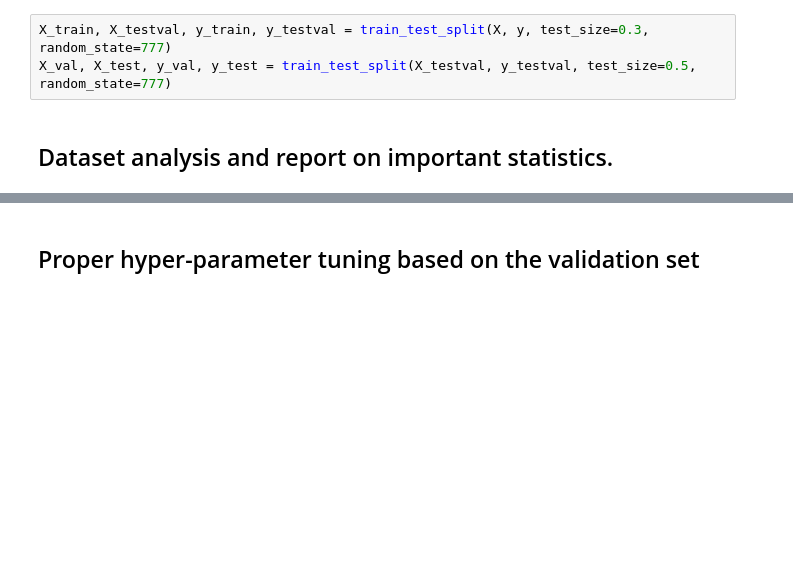
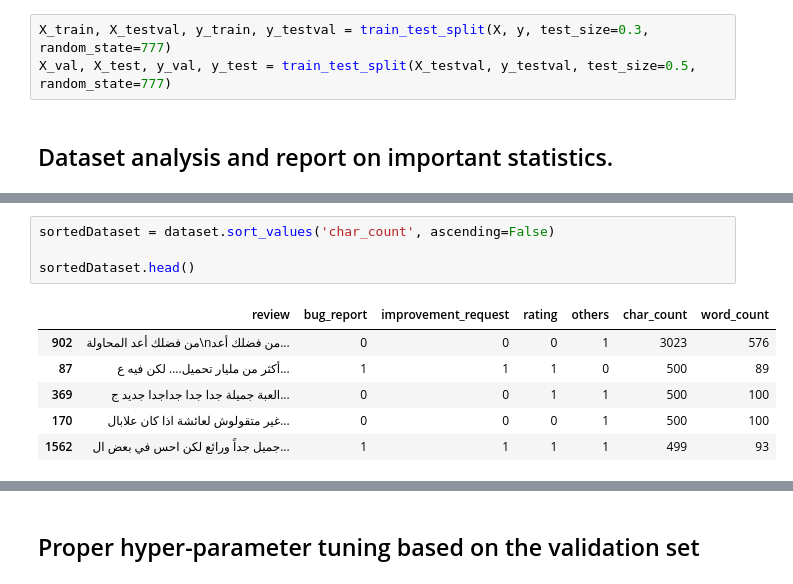
Before and after one commit to faiz-aljohani/Arabic-App-Review-Classification, a Jupyter notebook: ICS472_NLP_Arabic_App_Review_Classification.ipynb, the cells around one changed output, grey strips where cells are left out. Cells and saved outputs as stored; diff of their text form; blank space fills up the shorter version.

```diff
--- a/ICS472_NLP_Arabic_App_Review_Classification.ipynb
+++ b/ICS472_NLP_Arabic_App_Review_Classification.ipynb
@@ -26,0 +125,11 @@ X_val, X_test, y_val, y_test = train_test_split(X_testval, y_testval, test_size=
+# %%
+sortedDataset = dataset.sort_values('char_count', ascending=False)
+
+sortedDataset.head()
+# %% [output]
+|  | review | bug_report | improvement_request | rating | others | char_count | word_count |
+| 902 | من فضلك أعد المحاولة\nمن فضلك أعد... | 0 | 0 | 0 | 1 | 3023 | 576 |
+| 87 | أكثر من مليار تحميل.... لكن فيه ع... | 1 | 1 | 1 | 0 | 500 | 89 |
+| 369 | العبة جميلة جدا جدا جداجدا جديد ج... | 0 | 0 | 1 | 1 | 500 | 100 |
+| 170 | غير متقولوش لعائشة اذا كان علابال... | 0 | 0 | 0 | 1 | 500 | 100 |
+| 1562 | جميل جداً ورائع لكن احس في بعض ال... | 1 | 1 | 1 | 1 | 499 | 93 |
```
Also changed, not shown: parts of 12 cells of this notebook.
